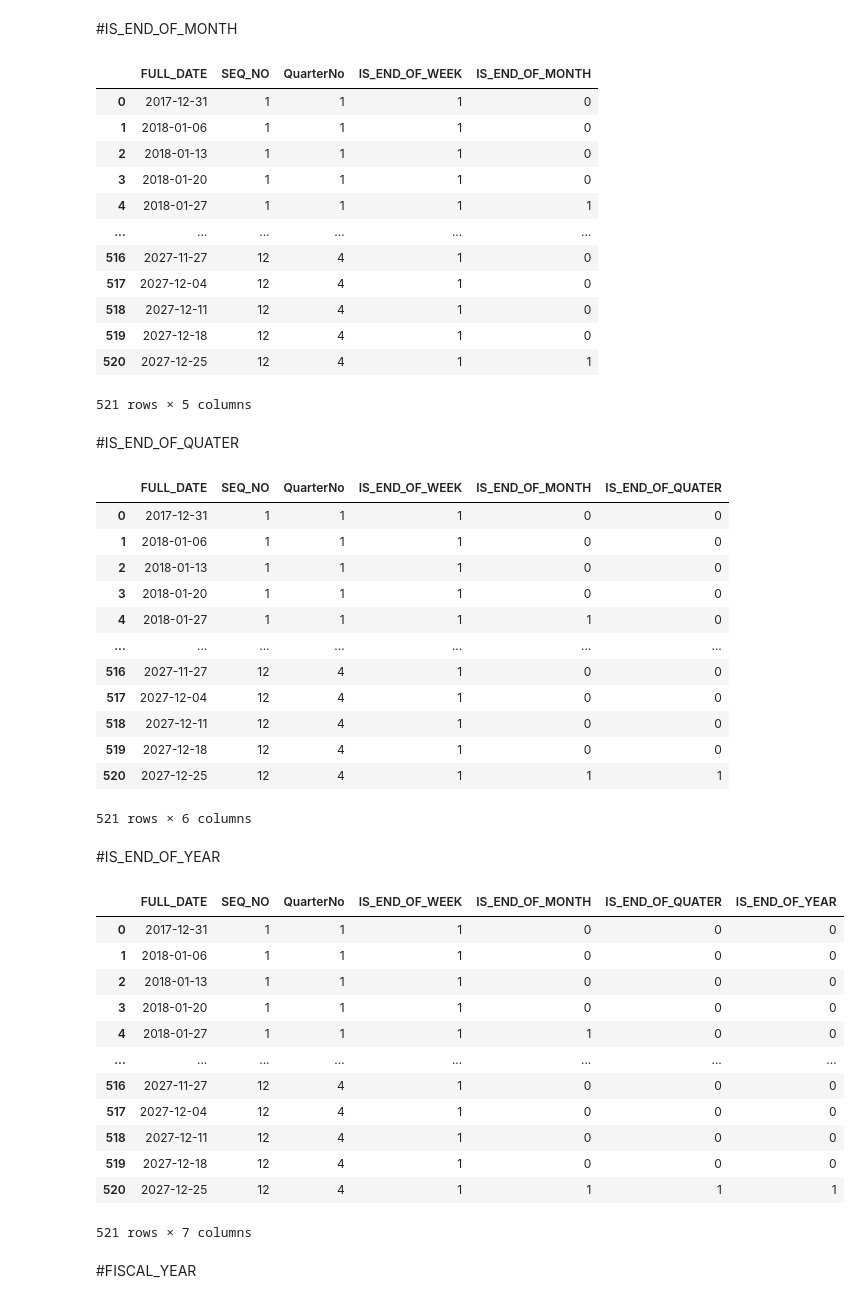
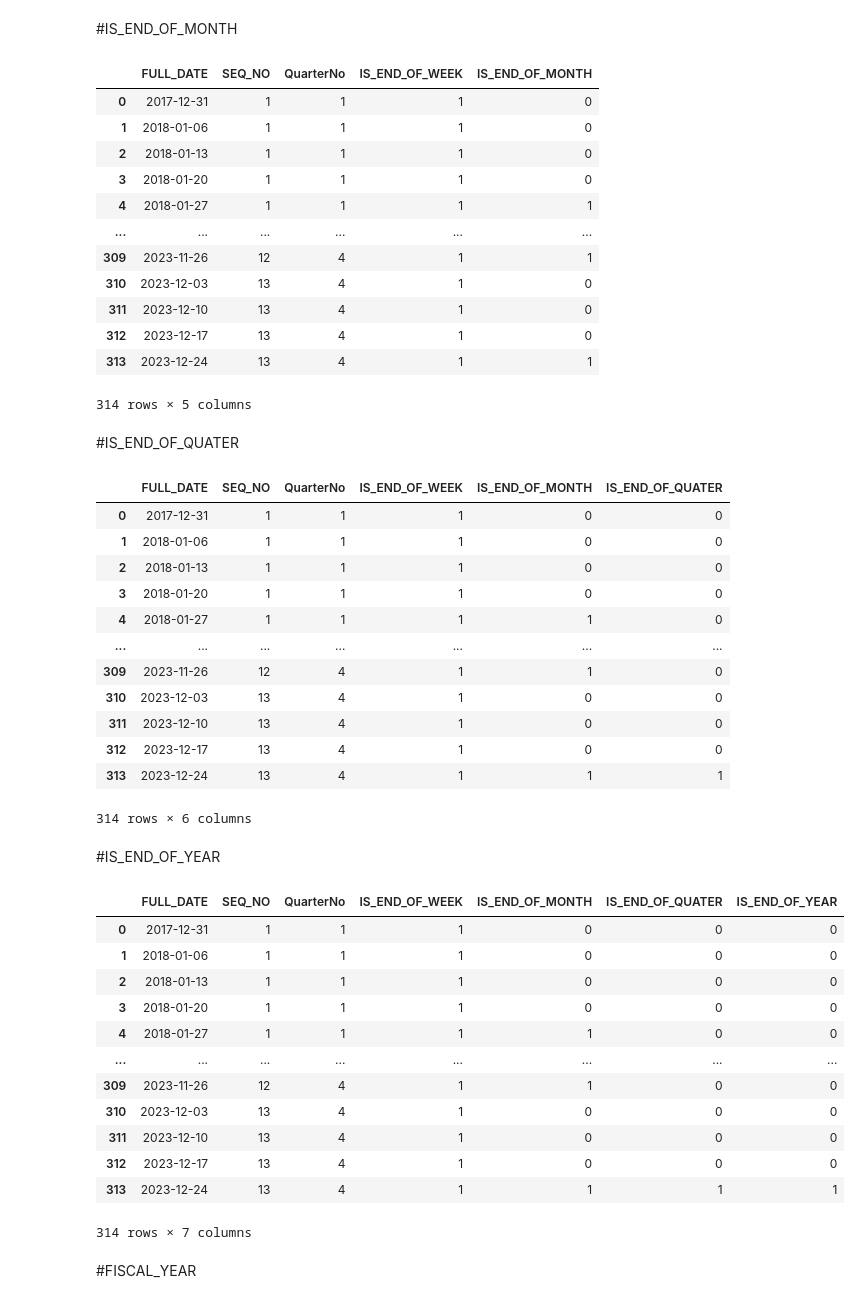
Before and after one commit to SubhamSamal/Fiscal-Calender-Year, a Jupyter notebook: FiscalCalenderGenerator.ipynb, the cells around one changed output. Drawn from its saved outputs; the diff is of its cells as text; code cells hidden in the pictures.

```diff
--- a/FiscalCalenderGenerator.ipynb
+++ b/FiscalCalenderGenerator.ipynb
@@ -19,7 +19,7 @@ Enter no of periods in the calender : 12
 # %% [markdown]
 #Reading Excel File
 # %%
-df = pd.read_excel('/SageFiscalCalender.xlsx')
+df = pd.read_excel('/CapstoneFiscalCalender_Input.xlsx')
 
 df
 # %% [output]
@@ -165,12 +165,12 @@ df
 | 3 | 2018-01-20 | 1 | 1 | 1 | 0 |
 | 4 | 2018-01-27 | 1 | 1 | 1 | 1 |
 | ... | ... | ... | ... | ... | ... |
-| 516 | 2027-11-27 | 12 | 4 | 1 | 0 |
-| 517 | 2027-12-04 | 12 | 4 | 1 | 0 |
-| 518 | 2027-12-11 | 12 | 4 | 1 | 0 |
-| 519 | 2027-12-18 | 12 | 4 | 1 | 0 |
-| 520 | 2027-12-25 | 12 | 4 | 1 | 1 |
+| 309 | 2023-11-26 | 12 | 4 | 1 | 1 |
+| 310 | 2023-12-03 | 13 | 4 | 1 | 0 |
+| 311 | 2023-12-10 | 13 | 4 | 1 | 0 |
+| 312 | 2023-12-17 | 13 | 4 | 1 | 0 |
+| 313 | 2023-12-24 | 13 | 4 | 1 | 1 |
-521 rows × 5 columns
+314 rows × 5 columns
 # %% [markdown]
 #IS_END_OF_QUATER
 # %%
@@ -194,41 +194,41 @@ df
 | 3 | 2018-01-20 | 1 | 1 | 1 | 0 | 0 |
 | 4 | 2018-01-27 | 1 | 1 | 1 | 1 | 0 |
 | ... | ... | ... | ... | ... | ... | ... |
-| 516 | 2027-11-27 | 12 | 4 | 1 | 0 | 0 |
-| 517 | 2027-12-04 | 12 | 4 | 1 | 0 | 0 |
-| 518 | 2027-12-11 | 12 | 4 | 1 | 0 | 0 |
-| 519 | 2027-12-18 | 12 | 4 | 1 | 0 | 0 |
-| 520 | 2027-12-25 | 12 | 4 | 1 | 1 | 1 |
+| 309 | 2023-11-26 | 12 | 4 | 1 | 1 | 0 |
+| 310 | 2023-12-03 | 13 | 4 | 1 | 0 | 0 |
+| 311 | 2023-12-10 | 13 | 4 | 1 | 0 | 0 |
+| 312 | 2023-12-17 | 13 | 4 | 1 | 0 | 0 |
+| 313 | 2023-12-24 | 13 | 4 | 1 | 1 | 1 |
-521 rows × 6 columns
+314 rows × 6 columns
 # %% [markdown]
 #IS_END_OF_YEAR
 # %%
 n = list()
 for i in range(len(df["SEQ_NO"])-1):
-  if df['SEQ_NO'][i] == 12 and df['SEQ_NO'][i+1]==1:
+  if df['SEQ_NO'][i] == no_of_periods and df['SEQ_NO'][i+1]==1:
     n.append(1)
   else:
     n.append(0)
 
 n.append(1)
 
 df['IS_END_OF_YEAR'] = n
 
 df
 # %% [output]
 |  | FULL_DATE | SEQ_NO | QuarterNo | IS_END_OF_WEEK | IS_END_OF_MONTH | IS_END_OF_QUATER | IS_END_OF_YEAR |
 | 0 | 2017-12-31 | 1 | 1 | 1 | 0 | 0 | 0 |
 | 1 | 2018-01-06 | 1 | 1 | 1 | 0 | 0 | 0 |
 | 2 | 2018-01-13 | 1 | 1 | 1 | 0 | 0 | 0 |
 | 3 | 2018-01-20 | 1 | 1 | 1 | 0 | 0 | 0 |
 | 4 | 2018-01-27 | 1 | 1 | 1 | 1 | 0 | 0 |
 | ... | ... | ... | ... | ... | ... | ... | ... |
-| 516 | 2027-11-27 | 12 | 4 | 1 | 0 | 0 | 0 |
-| 517 | 2027-12-04 | 12 | 4 | 1 | 0 | 0 | 0 |
-| 518 | 2027-12-11 | 12 | 4 | 1 | 0 | 0 | 0 |
-| 519 | 2027-12-18 | 12 | 4 | 1 | 0 | 0 | 0 |
-| 520 | 2027-12-25 | 12 | 4 | 1 | 1 | 1 | 1 |
+| 309 | 2023-11-26 | 12 | 4 | 1 | 1 | 0 | 0 |
+| 310 | 2023-12-03 | 13 | 4 | 1 | 0 | 0 | 0 |
+| 311 | 2023-12-10 | 13 | 4 | 1 | 0 | 0 | 0 |
+| 312 | 2023-12-17 | 13 | 4 | 1 | 0 | 0 | 0 |
+| 313 | 2023-12-24 | 13 | 4 | 1 | 1 | 1 | 1 |
-521 rows × 7 columns
+314 rows × 7 columns
 # %% [markdown]
 #FISCAL_YEAR
 # %%
```
Also changed, not shown: parts of 9 cells of this notebook.
